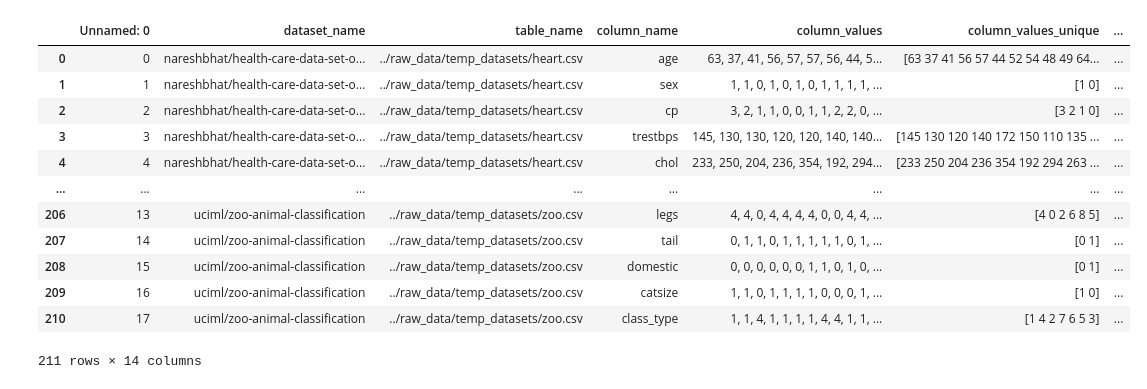
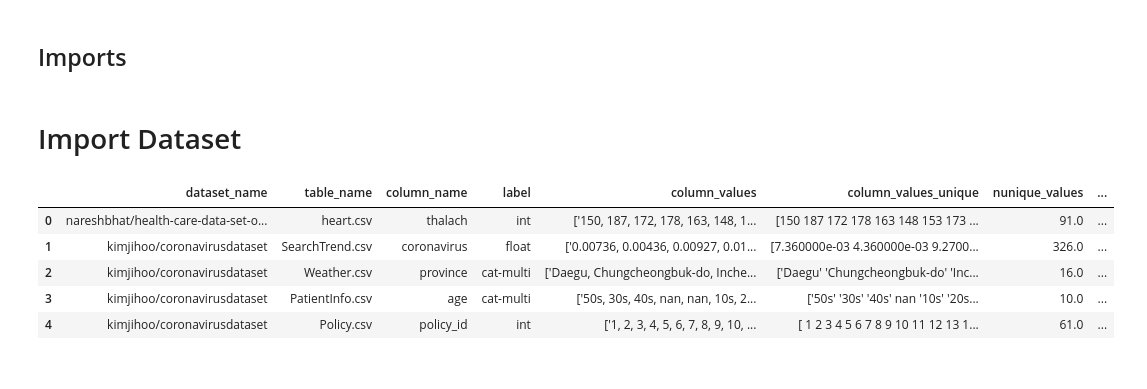
Before and after one commit to mareksherman/classipy, a Jupyter notebook: notebooks/gabisilvano.ipynb, the cells around one changed output. Drawn from its saved outputs; the diff is of its cells as text; code cells hidden in the pictures.

```diff
--- a/notebooks/gabisilvano.ipynb
+++ b/notebooks/gabisilvano.ipynb
@@ -1,2 +1,4 @@
+# %% [markdown]
+## Imports
 # %%
 import pandas as pd
@@ -3,18 +9,13 @@ import pandas as pd
+# %% [markdown]
+# Import Dataset
 # %%
-df = pd.read_csv('../raw_data/data.csv')
+df = pd.read_csv('../raw_data/kaggle_data_1k_labeled.csv')
 # %%
-df
+df.head()
 # %% [output]
-|  | Unnamed: 0 | dataset_name | table_name | column_name | column_values | column_values_unique | ... |
-| 0 | 0 | nareshbhat/health-care-data-set-o... | ../raw_data/temp_datasets/heart.csv | age | 63, 37, 41, 56, 57, 57, 56, 44, 5... | [63 37 41 56 57 44 52 54 48 49 64... | ... |
-| 1 | 1 | nareshbhat/health-care-data-set-o... | ../raw_data/temp_datasets/heart.csv | sex | 1, 1, 0, 1, 0, 1, 0, 1, 1, 1, 1, ... | [1 0] | ... |
-| 2 | 2 | nareshbhat/health-care-data-set-o... | ../raw_data/temp_datasets/heart.csv | cp | 3, 2, 1, 1, 0, 0, 1, 1, 2, 2, 0, ... | [3 2 1 0] | ... |
-| 3 | 3 | nareshbhat/health-care-data-set-o... | ../raw_data/temp_datasets/heart.csv | trestbps | 145, 130, 130, 120, 120, 140, 140... | [145 130 120 140 172 150 110 135 ... | ... |
-| 4 | 4 | nareshbhat/health-care-data-set-o... | ../raw_data/temp_datasets/heart.csv | chol | 233, 250, 204, 236, 354, 192, 294... | [233 250 204 236 354 192 294 263 ... | ... |
-| ... | ... | ... | ... | ... | ... | ... | ... |
-| 206 | 13 | uciml/zoo-animal-classification | ../raw_data/temp_datasets/zoo.csv | legs | 4, 4, 0, 4, 4, 4, 4, 0, 0, 4, 4, ... | [4 0 2 6 8 5] | ... |
-| 207 | 14 | uciml/zoo-animal-classification | ../raw_data/temp_datasets/zoo.csv | tail | 0, 1, 1, 0, 1, 1, 1, 1, 1, 0, 1, ... | [0 1] | ... |
-| 208 | 15 | uciml/zoo-animal-classification | ../raw_data/temp_datasets/zoo.csv | domestic | 0, 0, 0, 0, 0, 0, 1, 1, 0, 1, 0, ... | [0 1] | ... |
-| 209 | 16 | uciml/zoo-animal-classification | ../raw_data/temp_datasets/zoo.csv | catsize | 1, 1, 0, 1, 1, 1, 1, 0, 0, 0, 1, ... | [1 0] | ... |
-| 210 | 17 | uciml/zoo-animal-classification | ../raw_data/temp_datasets/zoo.csv | class_type | 1, 1, 4, 1, 1, 1, 1, 4, 4, 1, 1, ... | [1 4 2 7 6 5 3] | ... |
+|  | dataset_name | table_name | column_name | label | column_values | column_values_unique | nunique_values | ... |
+| 0 | nareshbhat/health-care-data-set-o... | heart.csv | thalach | int | ['150, 187, 172, 178, 163, 148, 1... | [150 187 172 178 163 148 153 173 ... | 91.0 | ... |
+| 1 | kimjihoo/coronavirusdataset | SearchTrend.csv | coronavirus | float | ['0.00736, 0.00436, 0.00927, 0.01... | [7.360000e-03 4.360000e-03 9.2700... | 326.0 | ... |
+| 2 | kimjihoo/coronavirusdataset | Weather.csv | province | cat-multi | ['Daegu, Chungcheongbuk-do, Inche... | ['Daegu' 'Chungcheongbuk-do' 'Inc... | 16.0 | ... |
+| 3 | kimjihoo/coronavirusdataset | PatientInfo.csv | age | cat-multi | ['50s, 30s, 40s, nan, nan, 10s, 2... | ['50s' '30s' '40s' nan '10s' '20s... | 10.0 | ... |
+| 4 | kimjihoo/coronavirusdataset | Policy.csv | policy_id | int | ['1, 2, 3, 4, 5, 6, 7, 8, 9, 10, ... | [ 1 2 3 4 5 6 7 8 9 10 11 12 13 1... | 61.0 | ... |
-211 rows × 14 columns
```
Also changed, not shown: parts of 22 cells of this notebook.
